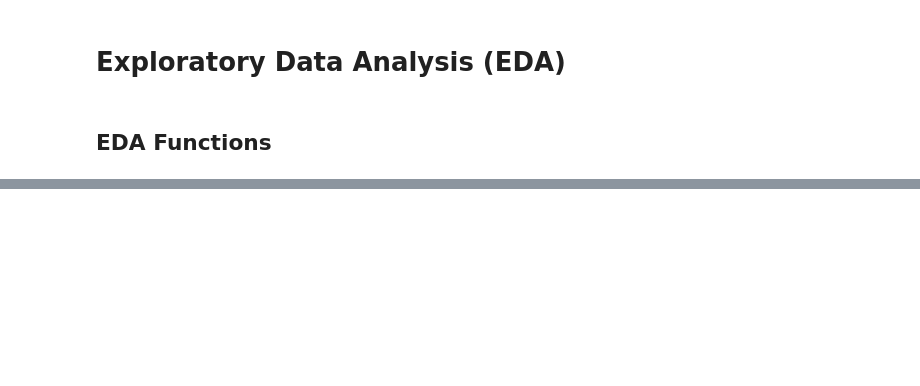
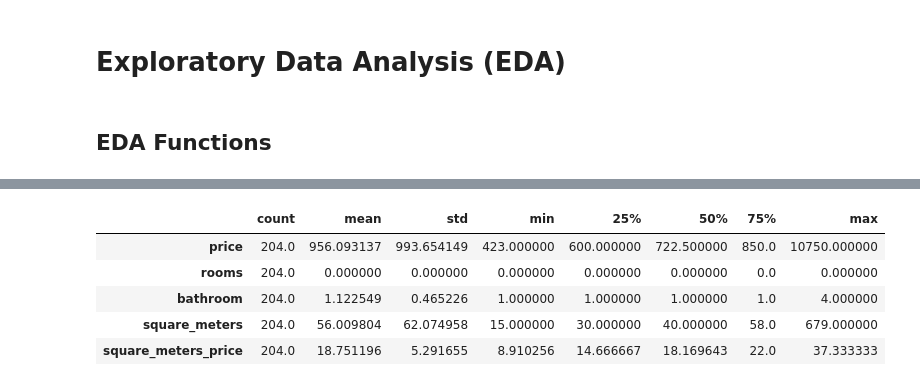
Before and after one commit to otrocarlosmartinez/PROJECT1, a Jupyter notebook: PROJECT1_TEAM2_CM.ipynb, the cells around one changed output, grey strips where cells are left out. Cells and saved outputs as stored; diff of their text form; code cells hidden in the pictures; blank space fills up the shorter version.

```diff
--- a/PROJECT1_TEAM2_CM.ipynb
+++ b/PROJECT1_TEAM2_CM.ipynb
@@ -140,0 +361,9 @@ df.describe(include="all").T # statistical summary of the data.
+# %%
+data.loc[data['rooms']==0].describe().T
+# %% [output]
+|  | count | mean | std | min | 25% | 50% | 75% | max |
+| price | 204.0 | 956.093137 | 993.654149 | 423.000000 | 600.000000 | 722.500000 | 850.0 | 10750.000000 |
+| rooms | 204.0 | 0.000000 | 0.000000 | 0.000000 | 0.000000 | 0.000000 | 0.0 | 0.000000 |
+| bathroom | 204.0 | 1.122549 | 0.465226 | 1.000000 | 1.000000 | 1.000000 | 1.0 | 4.000000 |
+| square_meters | 204.0 | 56.009804 | 62.074958 | 15.000000 | 30.000000 | 40.000000 | 58.0 | 679.000000 |
+| square_meters_price | 204.0 | 18.751196 | 5.291655 | 8.910256 | 14.666667 | 18.169643 | 22.0 | 37.333333 |
```
Also changed, not shown: parts of 25 cells of this notebook.
